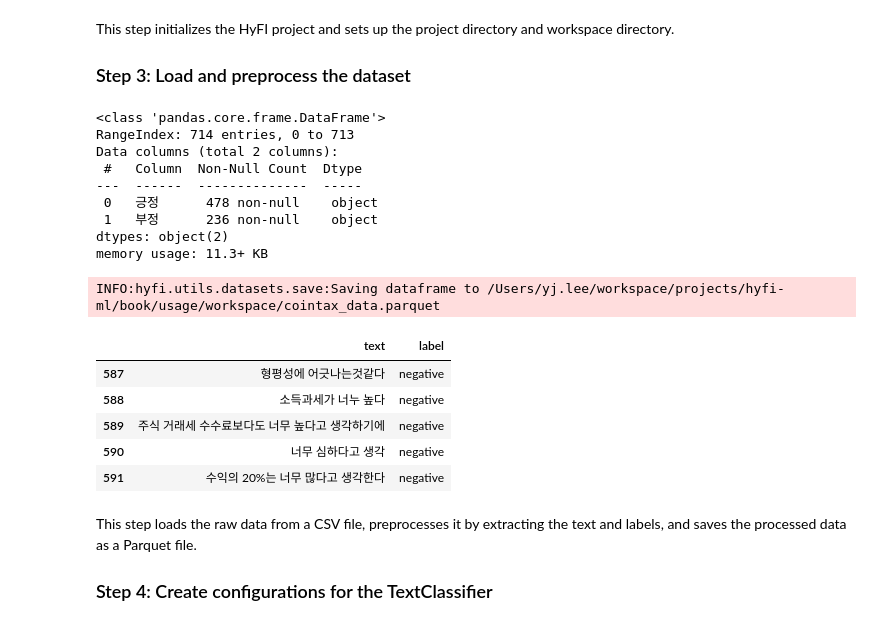
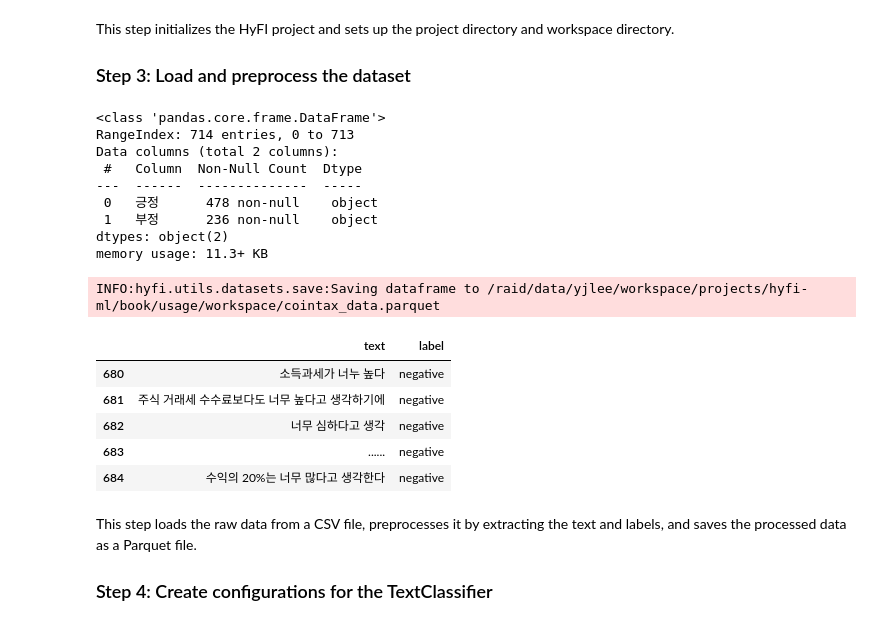
Before and after one commit to entelecheia/hyfi-ml, a Jupyter notebook: book/usage/classification.ipynb, the cells around one changed output. Saved outputs shown, nothing was run; the diff lists cells and outputs as text; code cells hidden in the pictures.

```diff
--- a/book/usage/classification.ipynb
+++ b/book/usage/classification.ipynb
@@ -51,39 +51,39 @@ This step initializes the HyFI project and sets up the project directory and wor
 # %%
 data_dir = h.project.workspace_dir
 raw_data = HyFI.load_dataframe("cointax.csv", data_dir)
 raw_data.info()
 
 import numpy as np
 
 data = []
 for polarity, rows in raw_data.to_dict().items():
     data += [
         dict(text=text, label="positive" if polarity == "긍정" else "negative")
         for text in rows.values()
-        if text is not np.NaN and len(text) > 7
+        if text is not np.NaN and len(text) > 3
     ]
 
 data = HyFI.records_to_dataframe(data)
 data_file = str(data_dir / "cointax_data.parquet")
 HyFI.save_dataframes(data, data_file)
 data.tail()
 # %% [output]
 <class 'pandas.core.frame.DataFrame'>
 RangeIndex: 714 entries, 0 to 713
 Data columns (total 2 columns):
  #   Column  Non-Null Count  Dtype
 ---  ------  --------------  -----
  0   긍정      478 non-null    object
  1   부정      236 non-null    object
 dtypes: object(2)
 memory usage: 11.3+ KB
-INFO:hyfi.utils.datasets.save:Saving dataframe to /Users/yj.lee/workspace/projects/hyfi-ml/book/usage/workspace/cointax_data.parquet
+INFO:hyfi.utils.datasets.save:Saving dataframe to /raid/data/yjlee/workspace/projects/hyfi-ml/book/usage/workspace/cointax_data.parquet
 |  | text | label |
-| 587 | 형평성에 어긋나는것같다 | negative |
-| 588 | 소득과세가 너누 높다 | negative |
-| 589 | 주식 거래세 수수료보다도 너무 높다고 생각하기에 | negative |
-| 590 | 너무 심하다고 생각 | negative |
-| 591 | 수익의 20%는 너무 많다고 생각한다 | negative |
+| 680 | 소득과세가 너누 높다 | negative |
+| 681 | 주식 거래세 수수료보다도 너무 높다고 생각하기에 | negative |
+| 682 | 너무 심하다고 생각 | negative |
+| 683 | ...... | negative |
+| 684 | 수익의 20%는 너무 많다고 생각한다 | negative |
 # %% [markdown]
 This step loads the raw data from a CSV file, preprocesses it by extracting the text and labels, and saves the processed data as a Parquet file.
 
```
Also changed, not shown: parts of 11 cells of this notebook.
